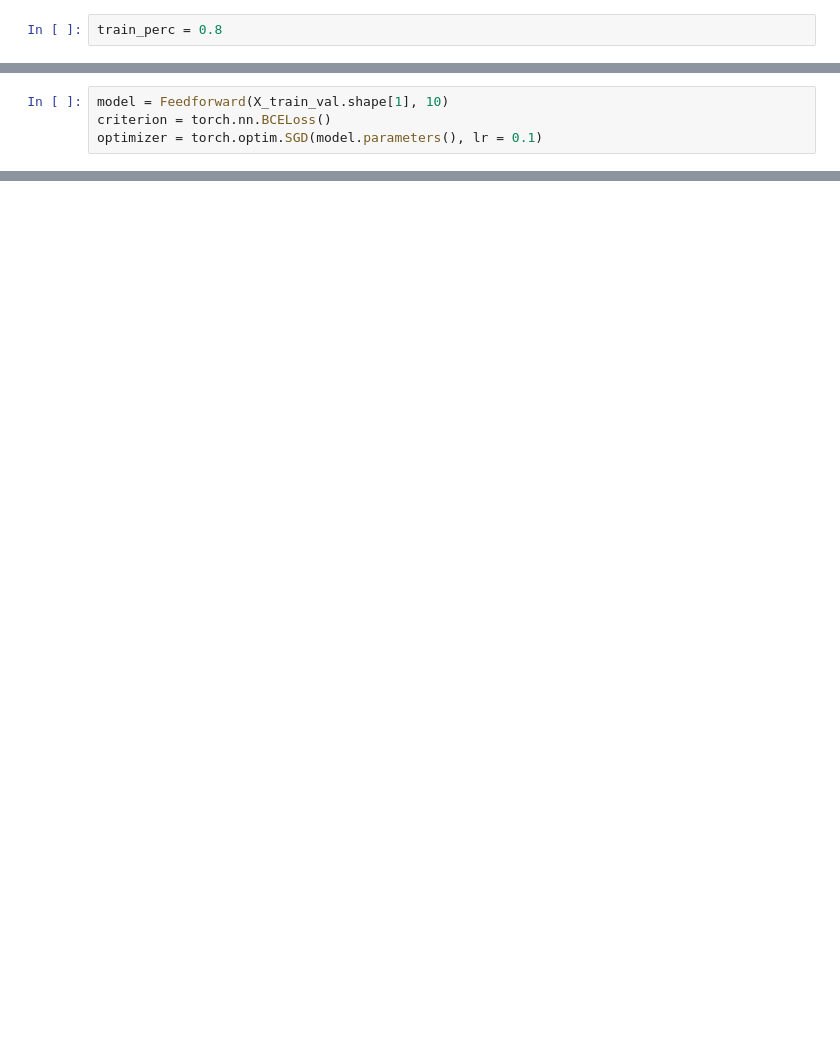
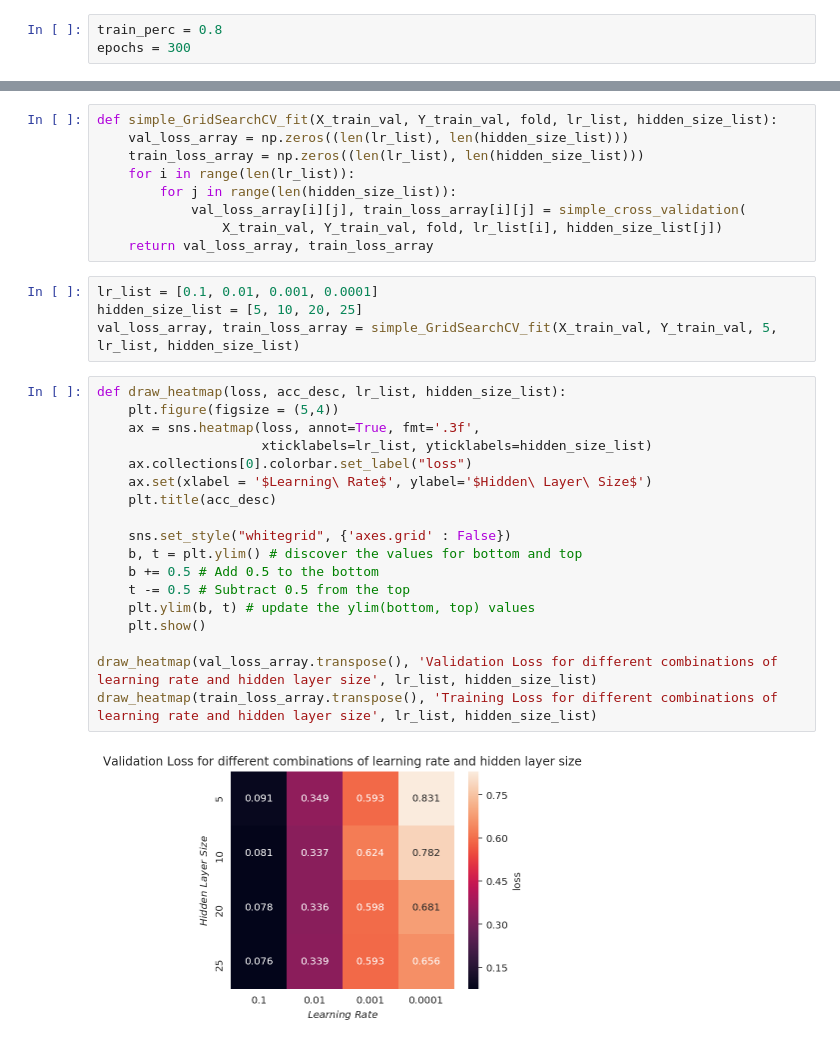
Before and after one commit to minlite/cogs118b-final-project, a Jupyter notebook: BCWI - Perceptron.ipynb, the cells around one changed output, grey strips where cells are left out. Cells and saved outputs as stored; diff of their text form; blank space fills up the shorter version.

```diff
--- a/BCWI - Perceptron.ipynb
+++ b/BCWI - Perceptron.ipynb
@@ -5,5 +10,6 @@ import numpy as np
 # %%
 train_perc = 0.8
+epochs = 300
 # %%
 X_and_Y = pd.read_csv('breast-cancer-wisconsin.data',
                                         delimiter=',',
@@ -66,4 +82,0 @@ class Feedforward(torch.nn.Module):
-# %%
-model = Feedforward(X_train_val.shape[1], 10)
-criterion = torch.nn.BCELoss()
-optimizer = torch.optim.SGD(model.parameters(), lr = 0.1)
@@ -76,0 +115,33 @@ Test loss before training 0.6042898893356323
+# %%
+def simple_GridSearchCV_fit(X_train_val, Y_train_val, fold, lr_list, hidden_size_list):
+    val_loss_array = np.zeros((len(lr_list), len(hidden_size_list)))
+    train_loss_array = np.zeros((len(lr_list), len(hidden_size_list)))
+    for i in range(len(lr_list)):
+        for j in range(len(hidden_size_list)):
+            val_loss_array[i][j], train_loss_array[i][j] = simple_cross_validation(
+                X_train_val, Y_train_val, fold, lr_list[i], hidden_size_list[j])
+    return val_loss_array, train_loss_array
+# %%
+lr_list = [0.1, 0.01, 0.001, 0.0001]
+hidden_size_list = [5, 10, 20, 25]
+val_loss_array, train_loss_array = simple_GridSearchCV_fit(X_train_val, Y_train_val, 5, lr_list, hidden_size_list)
+# %%
+def draw_heatmap(loss, acc_desc, lr_list, hidden_size_list):
+    plt.figure(figsize = (5,4))
+    ax = sns.heatmap(loss, annot=True, fmt='.3f',
+                     xticklabels=lr_list, yticklabels=hidden_size_list)
+    ax.collections[0].colorbar.set_label("loss")
+    ax.set(xlabel = '$Learning\ Rate$', ylabel='$Hidden\ Layer\ Size$')
+    plt.title(acc_desc)
+
+    sns.set_style("whitegrid", {'axes.grid' : False})
+    b, t = plt.ylim() # discover the values for bottom and top
+    b += 0.5 # Add 0.5 to the bottom
+    t -= 0.5 # Subtract 0.5 from the top
+    plt.ylim(b, t) # update the ylim(bottom, top) values
+    plt.show()
+
+draw_heatmap(val_loss_array.transpose(), 'Validation Loss for different combinations of learning rate and hidden layer size', lr_list, hidden_size_list)
+draw_heatmap(train_loss_array.transpose(), 'Training Loss for different combinations of learning rate and hidden layer size', lr_list, hidden_size_list)
+# %% [output]
+[figure, added]
```
Also changed, not shown: parts of 10 cells of this notebook.
